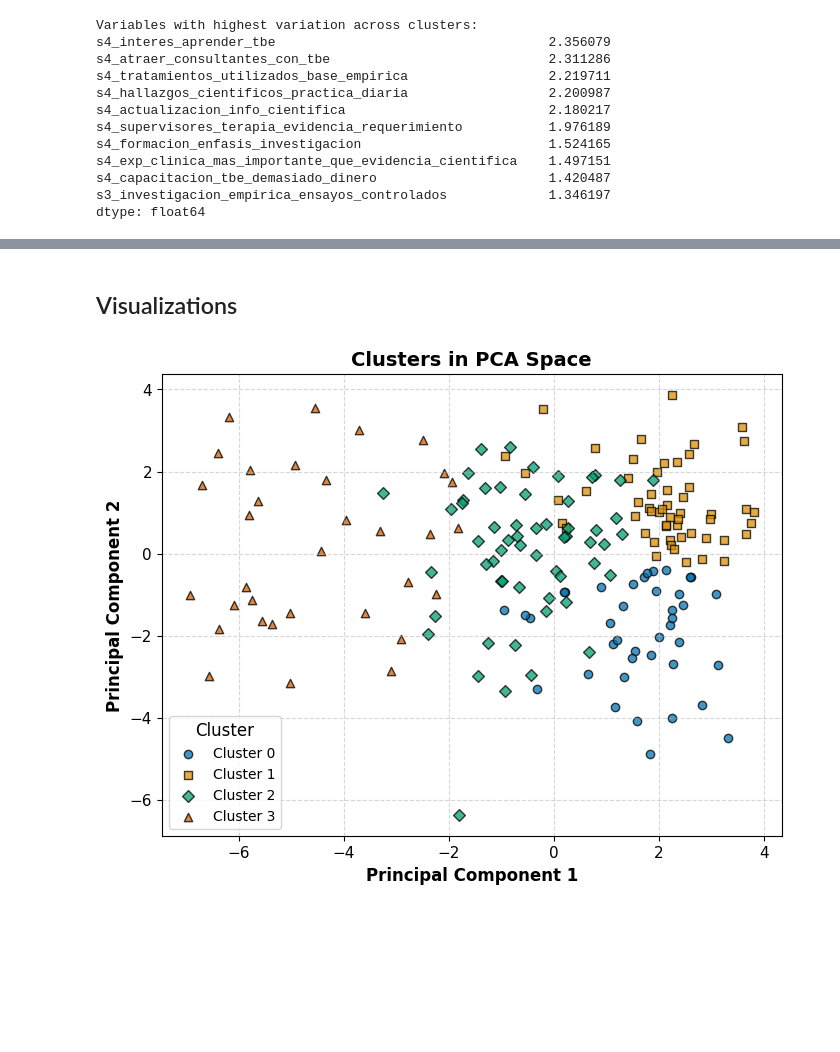
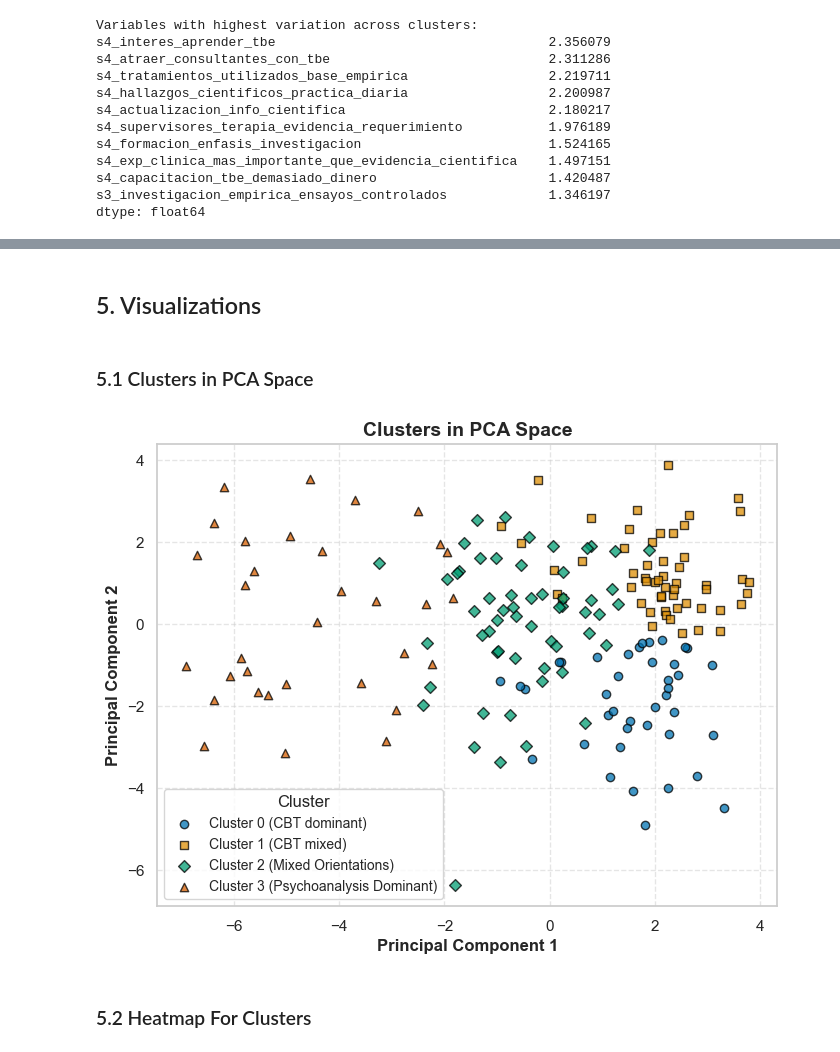
Before and after one commit to Nicobruno92/Psy_ResearchAttitudes, a Jupyter notebook: notebooks/analysis/cluster_analysis.ipynb, the cells around one changed output, grey strips where cells are left out. Drawn from its saved outputs; the diff is of its cells as text; code cells hidden in the pictures; blank space fills up the shorter version.

```diff
--- a/notebooks/analysis/cluster_analysis.ipynb
+++ b/notebooks/analysis/cluster_analysis.ipynb
@@ -562,42 +607,54 @@ x2             0.7149      0.282      2.534      0.011       0.162       1.268
 x3             0.3381      0.253      1.336      0.182      -0.158       0.834
 ==============================================================================
 # %% [markdown]
-## Visualizations
+## 5. Visualizations
+# %% [markdown]
+### 5.1 Clusters in PCA Space
 # %%
 # Ensure cluster labels are in the dataset
 all_data_clean = all_data_clean.copy()
 all_data_clean['Cluster'] = cluster_labels
 
 # Define colorblind-friendly palette and distinct markers
 palette = sns.color_palette("colorblind", len(np.unique(cluster_labels)))
 markers = ['o', 's', 'D', '^']
 
+# Define custom cluster labels
+cluster_labels_map = {
+    0: "Cluster 0 (CBT dominant)",
+    1: "Cluster 1 (CBT mixed)",
+    2: "Cluster 2 (Mixed Orientations)",
+    3: "Cluster 3 (Psychoanalysis Dominant)"
+}
+
 # Create figure
 plt.figure(figsize=(8, 6))
 
 # Loop through clusters and plot with different markers
 for i, cluster in enumerate(np.unique(cluster_labels)):
     plt.scatter(pca_reduced_data[cluster_labels == cluster, 0],
                 pca_reduced_data[cluster_labels == cluster, 1],
-                label=f'Cluster {cluster}',
+                label=cluster_labels_map.get(cluster, f'Cluster {cluster}'),  # Use the mapping
                 color=palette[i],
                 marker=markers[i % len(markers)],  # Assign markers cyclically
                 alpha=0.75, edgecolor='black')
 
 # Formatting improvements
 plt.title('Clusters in PCA Space', fontsize=14, fontweight='bold')
 plt.xlabel('Principal Component 1', fontsize=12, fontweight='bold')
 plt.ylabel('Principal Component 2', fontsize=12, fontweight='bold')
 plt.xticks(fontsize=11)
 plt.yticks(fontsize=11)
 plt.grid(True, linestyle='--', alpha=0.5)  # Add subtle grid for better readability
 
 # Improve legend
 plt.legend(title="Cluster", fontsize=10, title_fontsize=12, frameon=True, loc='best')
 
 plt.show()
 # %% [output]
-[figure, old version]
+[figure, new version]
+# %% [markdown]
+### 5.2 Heatmap For Clusters
 # %%
 # Define translation dictionary for theoretical orientations
 orientation_translation = {
```
Also changed, not shown: parts of 30 cells of this notebook, 1 other file.
